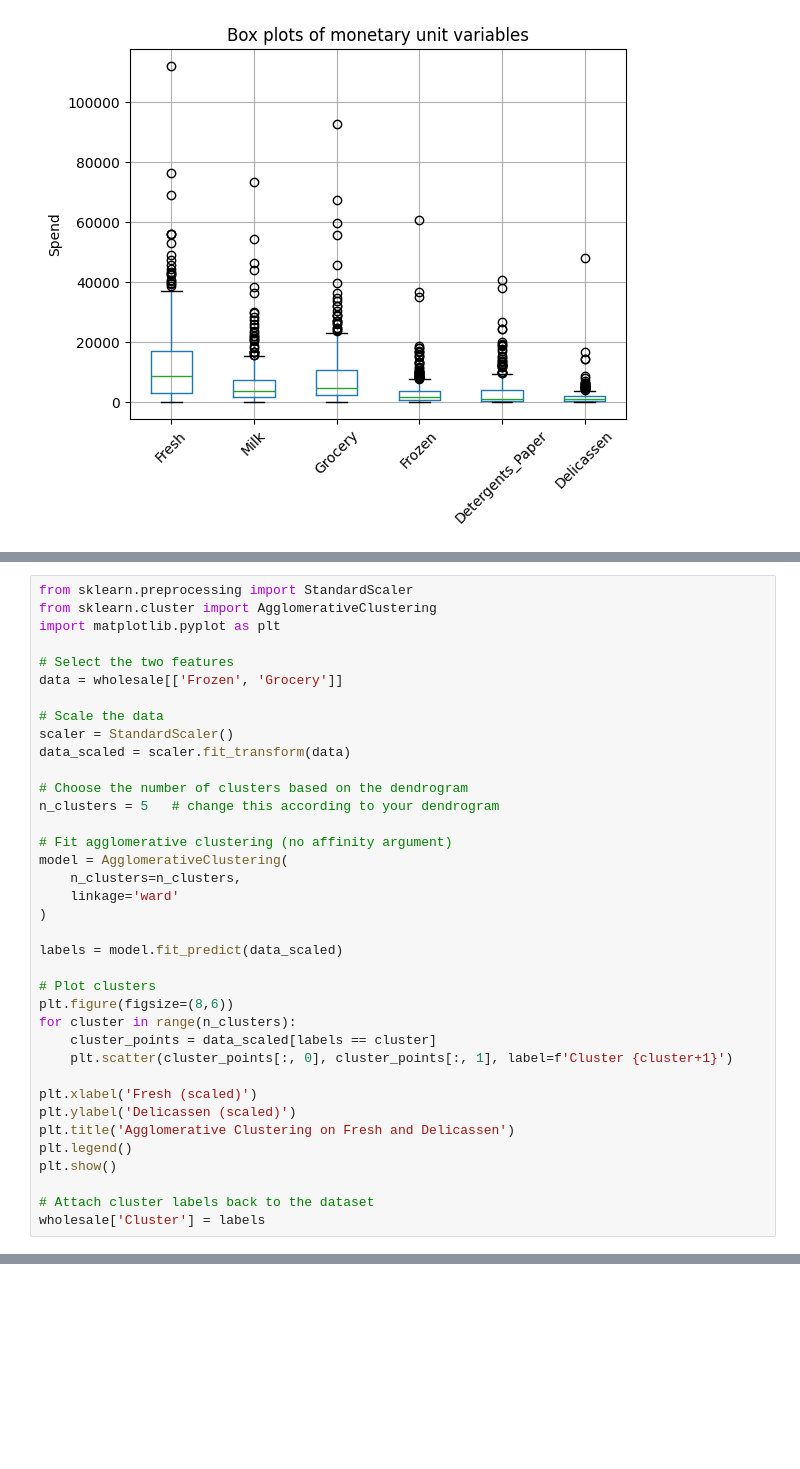
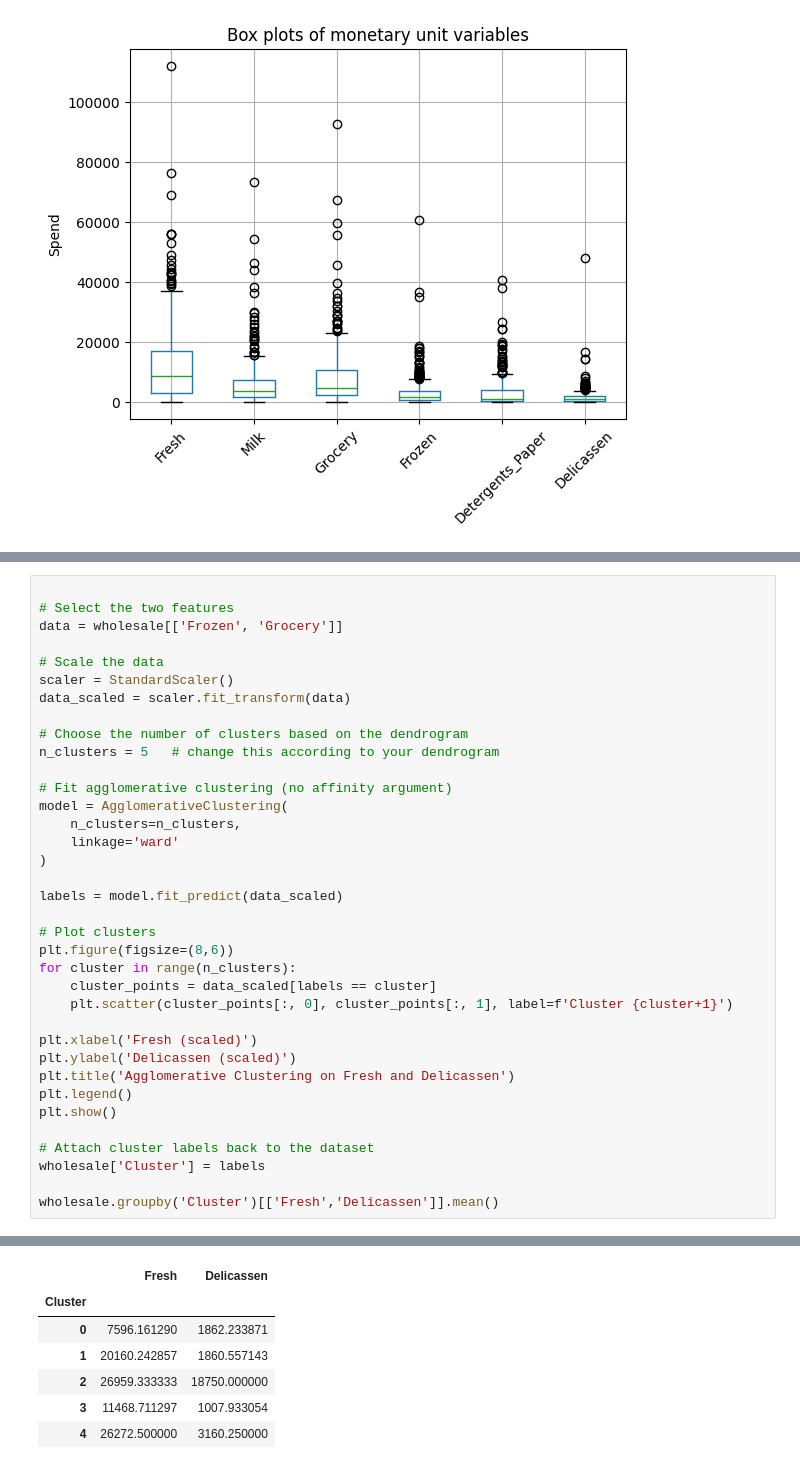
Before and after one commit to 0Mowgli0/Ai_Labbar, a Jupyter notebook: T2_agglomerative_grupp29.ipynb, the cells around one changed output, grey strips where cells are left out. Cells and saved outputs as stored; diff of their text form; blank space fills up the shorter version.

```diff
--- a/T2_agglomerative_grupp29.ipynb
+++ b/T2_agglomerative_grupp29.ipynb
@@ -84,9 +85,6 @@ plt.show()
 # %% [output]
 [figure]
 # %%
-from sklearn.preprocessing import StandardScaler
-from sklearn.cluster import AgglomerativeClustering
-import matplotlib.pyplot as plt
 
 # Select the two features
 data = wholesale[['Frozen', 'Grocery']]
@@ -95,30 +93,39 @@ data = wholesale[['Frozen', 'Grocery']]
 scaler = StandardScaler()
 data_scaled = scaler.fit_transform(data)
 
 # Choose the number of clusters based on the dendrogram
 n_clusters = 5   # change this according to your dendrogram
 
 # Fit agglomerative clustering (no affinity argument)
 model = AgglomerativeClustering(
     n_clusters=n_clusters,
     linkage='ward'
 )
 
 labels = model.fit_predict(data_scaled)
 
 # Plot clusters
 plt.figure(figsize=(8,6))
 for cluster in range(n_clusters):
     cluster_points = data_scaled[labels == cluster]
     plt.scatter(cluster_points[:, 0], cluster_points[:, 1], label=f'Cluster {cluster+1}')
 
 plt.xlabel('Fresh (scaled)')
 plt.ylabel('Delicassen (scaled)')
 plt.title('Agglomerative Clustering on Fresh and Delicassen')
 plt.legend()
 plt.show()
 
 # Attach cluster labels back to the dataset
 wholesale['Cluster'] = labels
+
+wholesale.groupby('Cluster')[['Fresh','Delicassen']].mean()
 # %% [output]
 [figure]
+|  | Fresh | Delicassen |
+| Cluster |  |  |
+| 0 | 7596.161290 | 1862.233871 |
+| 1 | 20160.242857 | 1860.557143 |
+| 2 | 26959.333333 | 18750.000000 |
+| 3 | 11468.711297 | 1007.933054 |
+| 4 | 26272.500000 | 3160.250000 |
```
Also changed, not shown: parts of 4 cells of this notebook.
